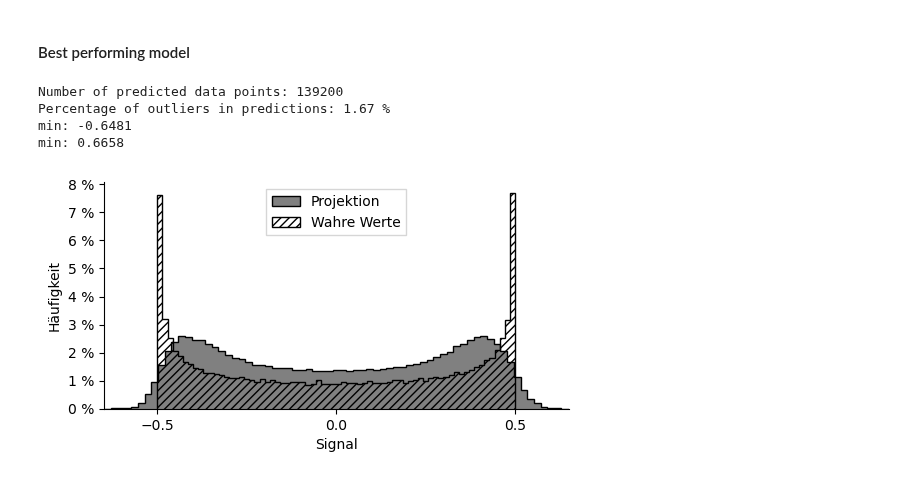
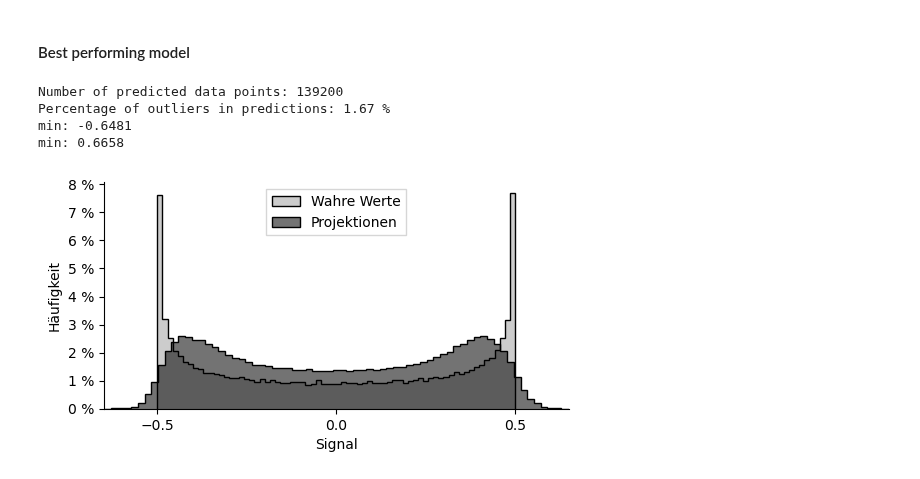
Before and after one commit to visserle/two-hearts, a Jupyter notebook: 02_model_plots.ipynb, the cells around one changed output. Cells and saved outputs as stored; diff of their text form; code cells hidden in the pictures.

```diff
--- a/02_model_plots.ipynb
+++ b/02_model_plots.ipynb
@@ -434,10 +434,10 @@ plt.savefig(
 # %%
 # Get random sample indices for n samples
 n = 6
-# sample_no = np.sort([
-#     randint(0, len(samples["gaze"]["y_output_test"])-1)
-#     for p in range(0, n)
-# ])
+sample_no = np.sort([
+    randint(0, len(samples["gaze"]["y_output_test"])-1)
+    for p in range(0, n)
+])
 
 n_rows = len(sample_no)
 n_cols = 2
@@ -543,46 +543,47 @@ plt.xlabel('Signal')
 plt.ylabel('Häufigkeit')
 
 plt.hist(
+    all_data_from_best_models['test_true'],
+    bins=70,
+    histtype='step',
+    edgecolor='black',
+    fill=True,
+    color='gainsboro',fc=(0, 0, 0, 0.2),
+    label='Wahre Werte')
+plt.hist(
     all_data_from_best_models['test_pred'],
     bins=70,
     histtype='step',
     edgecolor='black',
-    fill=True,
-    color='grey',
-    label='Projektion')
-plt.hist(
-    all_data_from_best_models['test_true'],
-    bins=70,
-    histtype='step',
-    edgecolor='black',
-    fill=False, hatch='////',
-    label='Wahre Werte')
+    fill=True, color="grey",
+    label='Projektionen', fc=(0, 0, 0, 0.55))
+
 plt.legend(
     loc='upper center',
     fancybox=False,
     shadow=False,
     ncol=1)  # bbox_to_anchor=(0.5, -0.15)
 
 sns.despine()
 plt.savefig(
     "plots/data_distribution.png",
     bbox_inches='tight',
     dpi=512)
 # Calculate outliers
 outliers = sum([
     -0.5 > i < 0.5
     for i in all_data_from_best_models['test_pred']
 ])/num_datapoints*100
 print(
     f"Number of predicted data points: {len(all_data_from_best_models['test_pred'])}")
 print(f"Percentage of outliers in predictions: {outliers:.2f} %")
 print(f"min: {min(all_data_from_best_models['test_pred']):.4f}")
 print(f"min: {max(all_data_from_best_models['test_pred']):.4f}")
 
 plt.show()
 # %% [output]
 Number of predicted data points: 139200
 Percentage of outliers in predictions: 1.67 %
 min: -0.6481
 min: 0.6658
-[figure, old version]
+[figure, new version]
```
Also changed, not shown: parts of 1 cell of this notebook, 6 other files.
